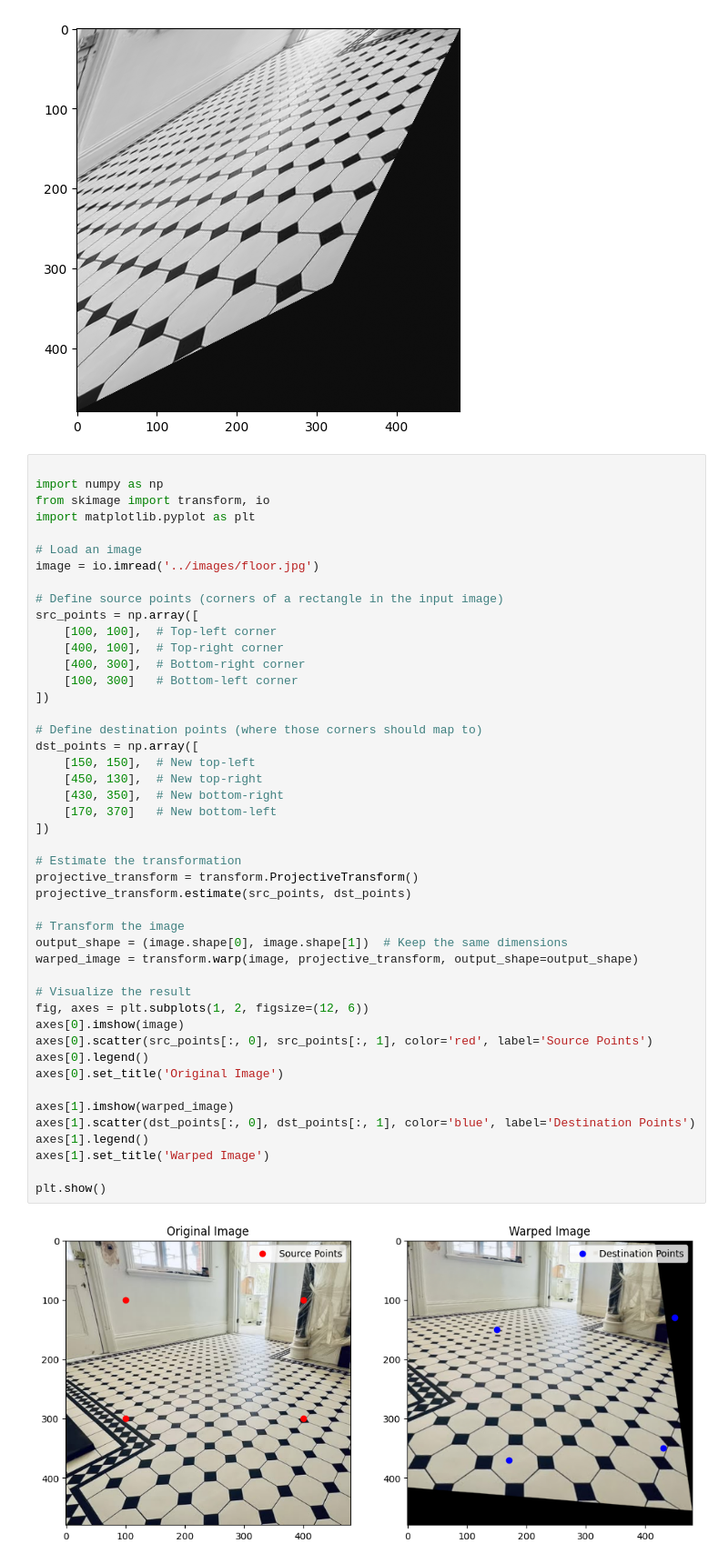
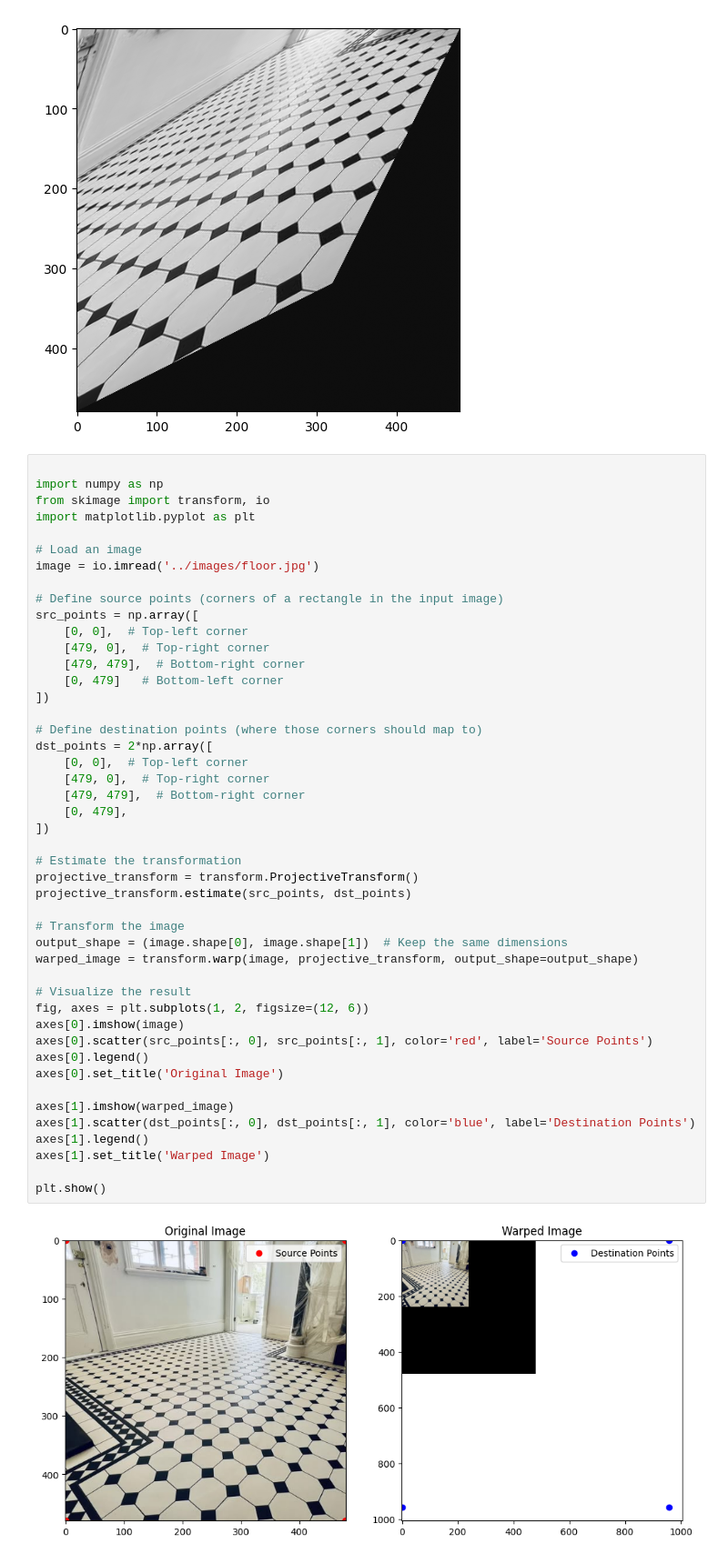
Before and after one commit to chedinhtrung/multiple_view_geom, a Jupyter notebook: intro/work_with_image.ipynb, the cells around one changed output. Shown at 91% size. Drawn from its saved outputs; the diff is of its cells as text.

```diff
--- a/intro/work_with_image.ipynb
+++ b/intro/work_with_image.ipynb
@@ -60,40 +60,40 @@ image = io.imread('../images/floor.jpg')
 
 # Define source points (corners of a rectangle in the input image)
 src_points = np.array([
-    [100, 100],  # Top-left corner
-    [400, 100],  # Top-right corner
-    [400, 300],  # Bottom-right corner
-    [100, 300]   # Bottom-left corner
+    [0, 0],  # Top-left corner
+    [479, 0],  # Top-right corner
+    [479, 479],  # Bottom-right corner
+    [0, 479]   # Bottom-left corner
 ])
 
 # Define destination points (where those corners should map to)
-dst_points = np.array([
-    [150, 150],  # New top-left
-    [450, 130],  # New top-right
-    [430, 350],  # New bottom-right
-    [170, 370]   # New bottom-left
+dst_points = 2*np.array([
+    [0, 0],  # Top-left corner
+    [479, 0],  # Top-right corner
+    [479, 479],  # Bottom-right corner
+    [0, 479],
 ])
 
 # Estimate the transformation
 projective_transform = transform.ProjectiveTransform()
 projective_transform.estimate(src_points, dst_points)
 
 # Transform the image
 output_shape = (image.shape[0], image.shape[1])  # Keep the same dimensions
 warped_image = transform.warp(image, projective_transform, output_shape=output_shape)
 
 # Visualize the result
 fig, axes = plt.subplots(1, 2, figsize=(12, 6))
 axes[0].imshow(image)
 axes[0].scatter(src_points[:, 0], src_points[:, 1], color='red', label='Source Points')
 axes[0].legend()
 axes[0].set_title('Original Image')
 
 axes[1].imshow(warped_image)
 axes[1].scatter(dst_points[:, 0], dst_points[:, 1], color='blue', label='Destination Points')
 axes[1].legend()
 axes[1].set_title('Warped Image')
 
 plt.show()
 # %% [output]
-[figure, old version]
+[figure, new version]
```
Also changed, not shown: 1 other file.
